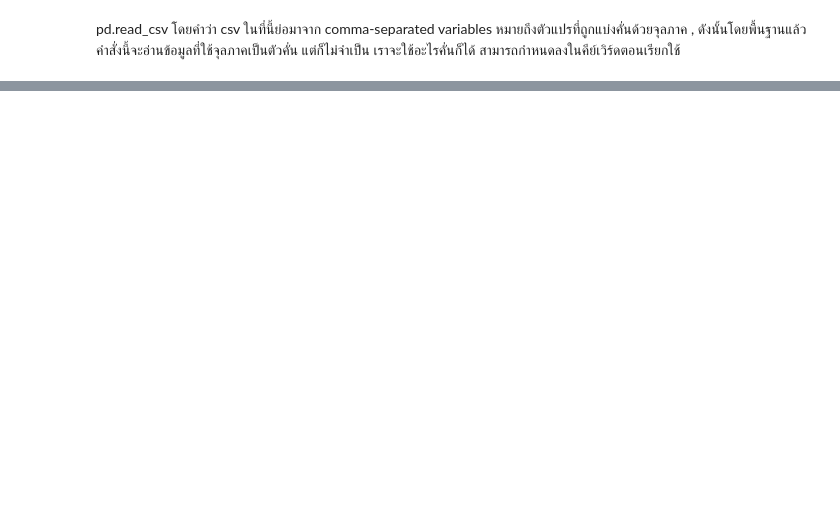
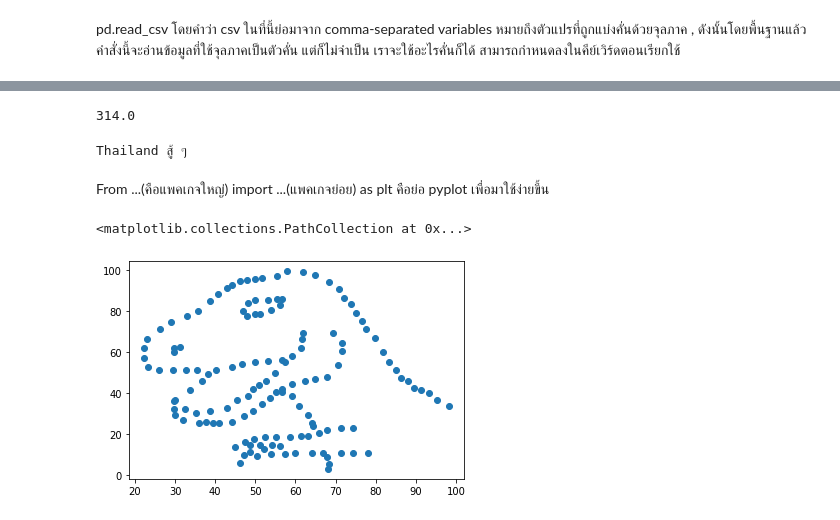
Before and after one commit to Adibank/DPDM, a Jupyter notebook: Data101.ipynb, the cells around one changed output, grey strips where cells are left out. Saved outputs shown, nothing was run; the diff lists cells and outputs as text; code cells hidden in the pictures; blank space fills up the shorter version.

```diff
--- a/Data101.ipynb
+++ b/Data101.ipynb
@@ -23,4 +23,4 @@ import os
 การเชื่อมต่อระบบปฏิบัติการด้วย import os ใน ภาษา python
 module os จะเป็นจุดรวมฟังก์ชันให้เรียกใช้งานที่เกี่ยวกับการเชื่อมต่อเพื่อขอใช้บริการผ่านการควบคุมของ Operation System ( OS ) หรือ ระบบปฏิบัติการ จะสามารถใช้ได้ก็ต้อง ทำการ import หรือเรียกใช้มาก่อน
 # %%
-os.listdir('/content/drive/My Drive/DWDM_material')
+base_path = '/content/drive/My Drive/DWDM_material'
@@ -58,0 +45,2 @@ pd.read_csv('/content/drive/My Drive/DWDM_material/test.csv')
+# %%
+file_path = os.path.join(base_path,'test.csv')
@@ -60,0 +67,2 @@ pd.read_csv('/content/drive/My Drive/DWDM_material/test.csv')
+# %%
+table = pd.read_csv(file_path)
@@ -60,0 +109,10 @@ pd.read_csv('/content/drive/My Drive/DWDM_material/test.csv')
+# %%
+number_C = number_A * number_B
+print(number_C)
+# %% [output]
+314.0
+# %%
+word_X = ' สู้ ๆ'
+print(word_B + word_X)
+# %% [output]
+Thailand สู้ ๆ
@@ -60,0 +121,7 @@ pd.read_csv('/content/drive/My Drive/DWDM_material/test.csv')
+# %% [markdown]
+From ...(คือแพคเกจใหญ่) import  ...(แพคเกจย่อย) as plt คือย่อ pyplot เพื่อมาใช้ง่ายขึ้น
+# %%
+plt.scatter(table['x'],table['y'])
+# %% [output]
+<matplotlib.collections.PathCollection at 0x...>
+[figure, added]
```
Also changed, not shown: parts of 47 cells of this notebook.
